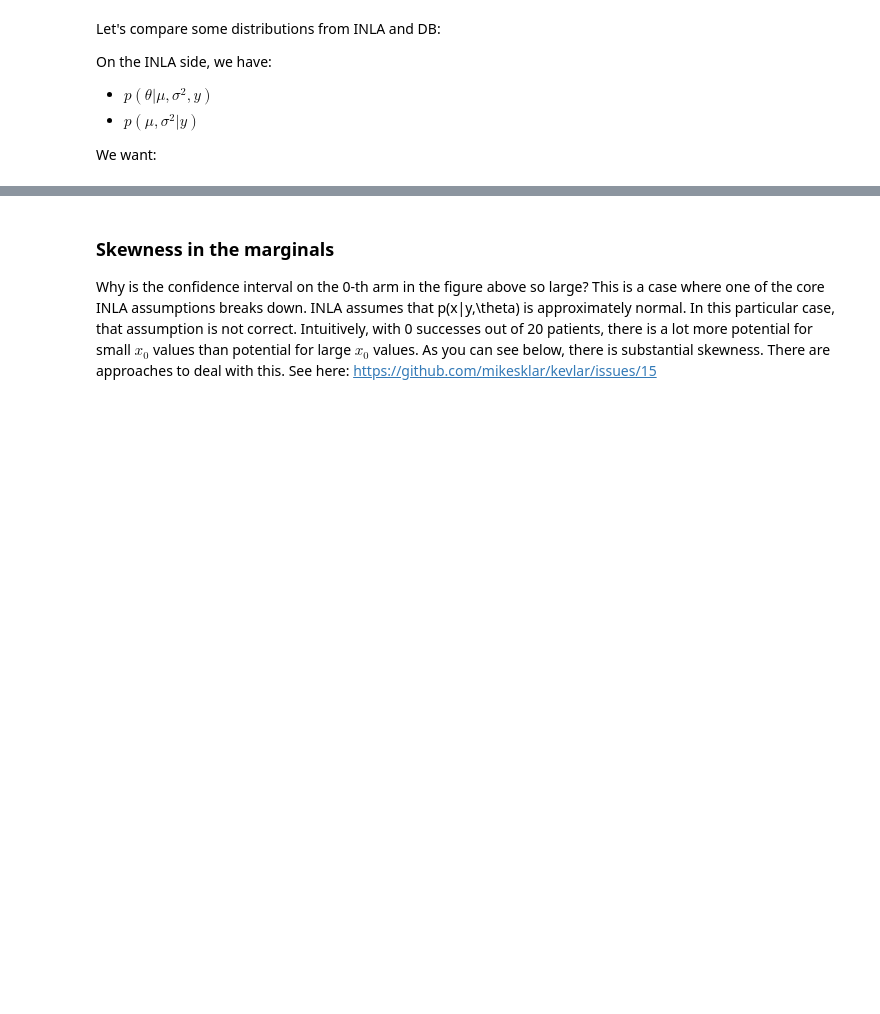
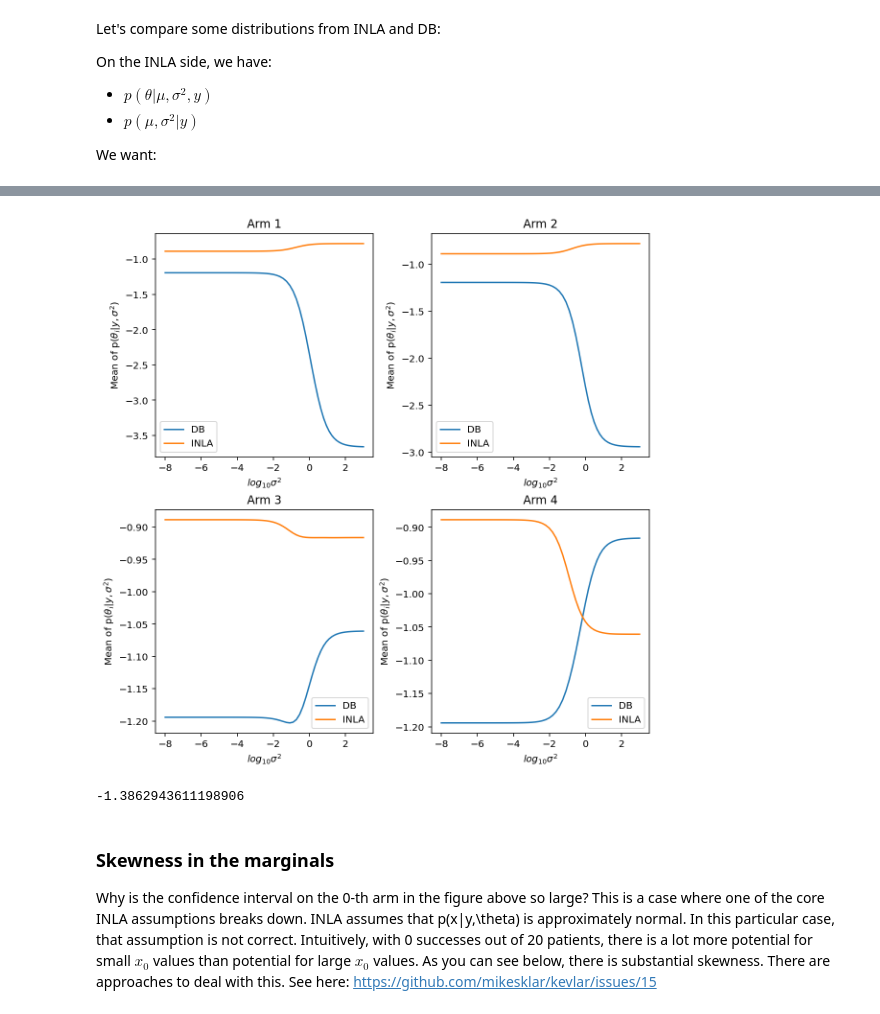
Before and after one commit to Confirm-Solutions/imprint, a Jupyter notebook: research/berry/berry_dirty.ipynb, the cells around one changed output, grey strips where cells are left out. Drawn from its saved outputs; the diff is of its cells as text; code cells hidden in the pictures; blank space fills up the shorter version.

```diff
--- a/research/berry/berry_dirty.ipynb
+++ b/research/berry/berry_dirty.ipynb
@@ -226,23 +231,29 @@ plt.show()
 # %%
 H = report2["H"]
-inla_mu = report2["x0"].reshape((*post_theta2.shape, 4))
-inla_sigma2 = -(1.0 / H).reshape((*post_theta2.shape, 4))
+inla_mu = report2["x0"].reshape((*post_hyper2.shape, 4))
+inla_sigma2 = -(1.0 / H).reshape((*post_hyper2.shape, 4))
 inla_mu_integrated = np.sum(
-    inla_mu * p_mu_g_sigma2_y[:, :, :, None] * mu_rule[1][None, :, None, None], axis=1
+    inla_mu * p_mu_g_sigma2_y[:, :, :, None] * b.mu_rule.wts[None, :, None, None], axis=1
 )
 # %%
 plt.figure(figsize=(8, 8), constrained_layout=True)
 for i in range(4):
     plt.subplot(2, 2, i + 1)
     plt.title(f"Arm {i+1}")
     inla_graph = inla_mu_integrated[5, :, i]
     db_graph = db_stats2["mu_posterior"][5, :, i]
-    plt.plot(np.log10(sigma2_rule[0]), db_graph, label="DB")
-    plt.plot(np.log10(sigma2_rule[0]), inla_graph, label="INLA")
+    plt.plot(np.log10(b.sigma2_rule.pts), db_graph, label="DB")
+    plt.plot(np.log10(b.sigma2_rule.pts), inla_graph, label="INLA")
     plt.ylabel(r"Mean of p($\theta_{i} | y, \sigma^2$)")
     plt.xlabel("$log_{10} \sigma^2$")
     plt.legend()
 plt.show()
+# %% [output]
+[figure, added]
+# %%
+scipy.special.logit(0.2)
+# %% [output]
+-1.3862943611198906
 # %%
 db_stats2["exceedance"]
 # %% [markdown]
```
Also changed, not shown: parts of 6 cells of this notebook, 4 other files.
